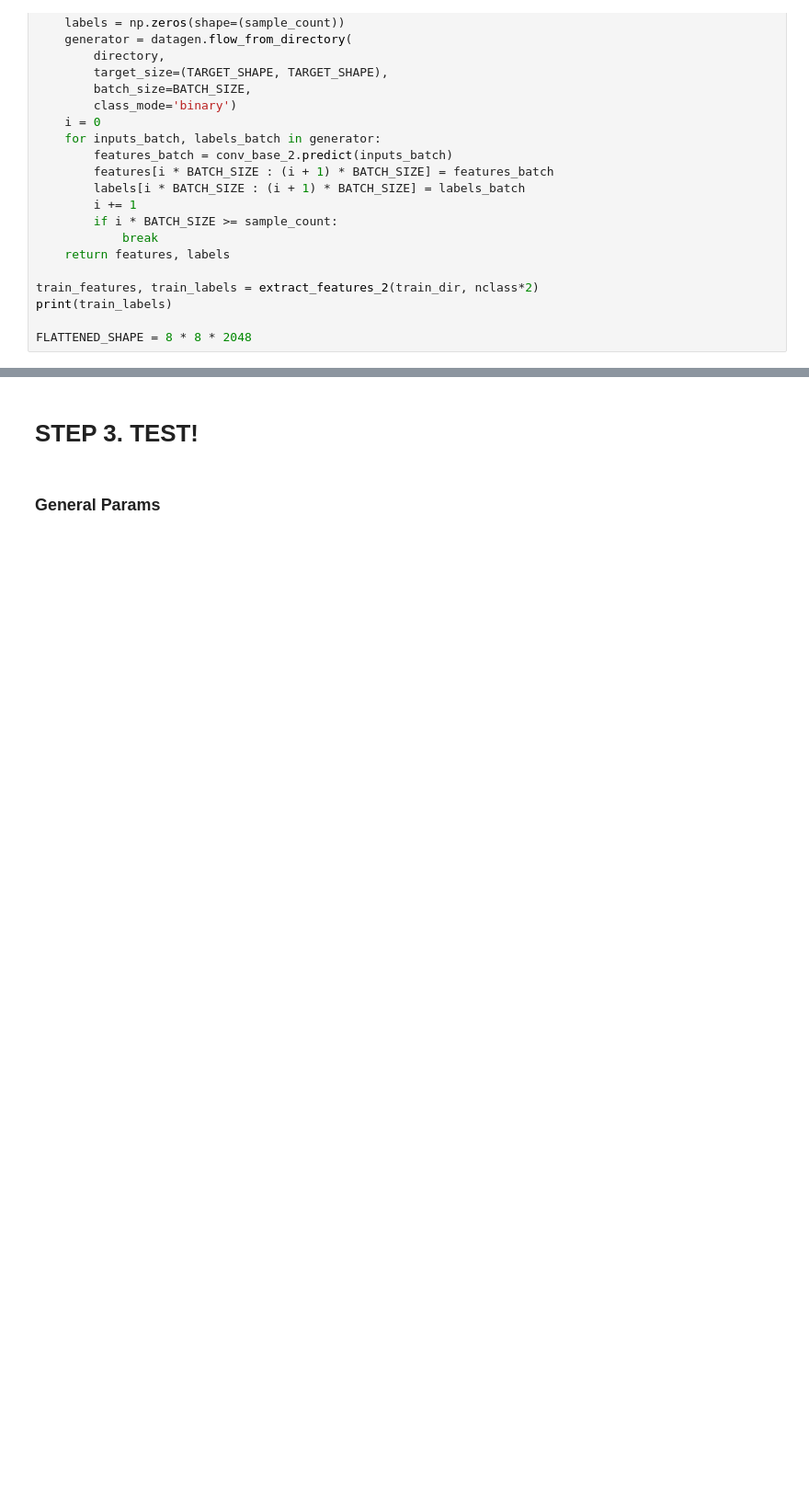
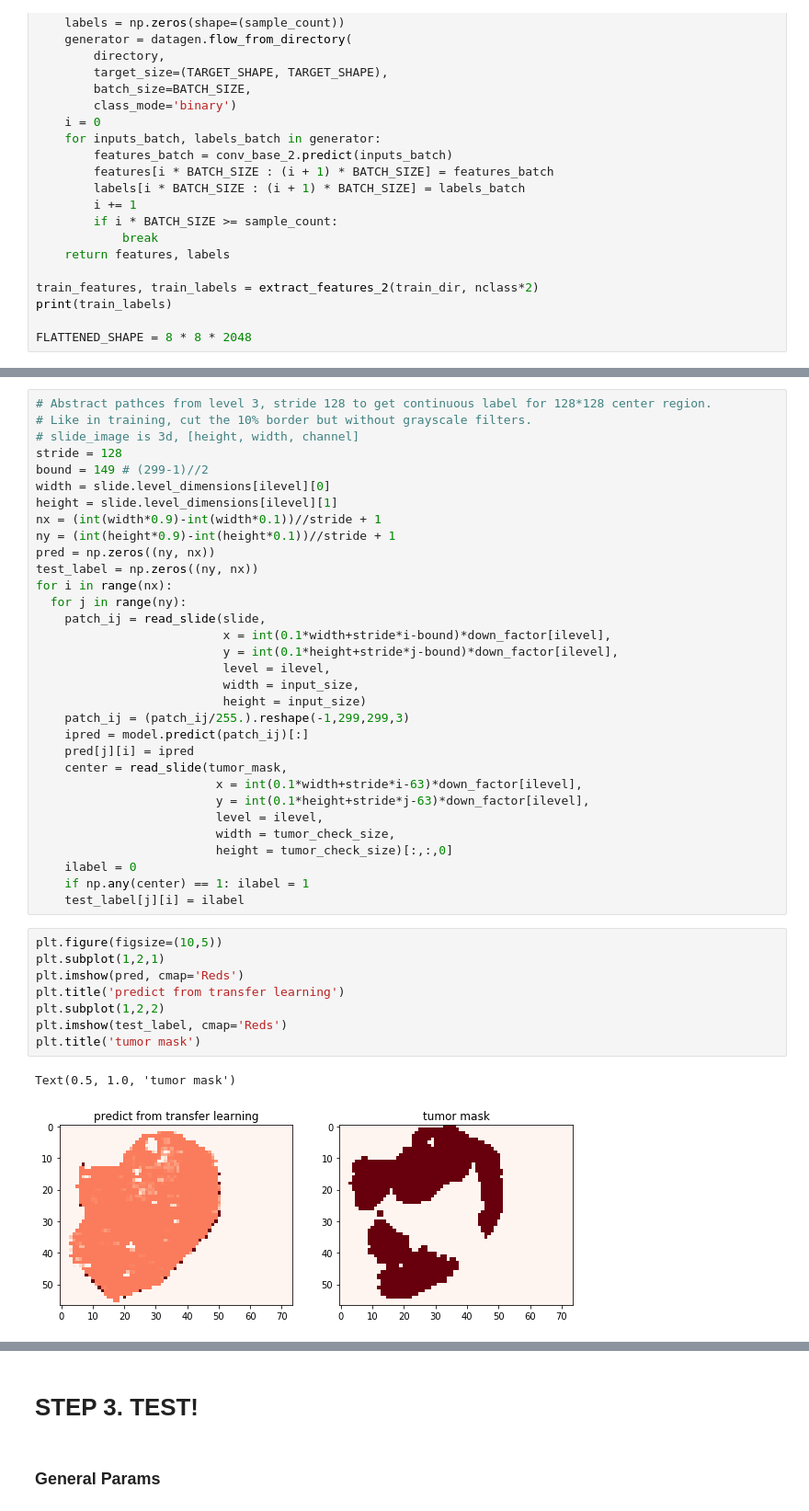
Before and after one commit to JingQian87/AppliedDL, a Jupyter notebook: project/Project_SingleScale.ipynb, the cells around one changed output, grey strips where cells are left out. Shown: that part at 92% size. Saved outputs shown, nothing was run; the diff lists cells and outputs as text; blank space fills up the shorter version.

```diff
--- a/project/Project_SingleScale.ipynb
+++ b/project/Project_SingleScale.ipynb
@@ -178,0 +248,43 @@ history2 = model2.fit(train_features, train_labels,
+# %%
+# Abstract pathces from level 3, stride 128 to get continuous label for 128*128 center region.
+# Like in training, cut the 10% border but without grayscale filters.
+# slide_image is 3d, [height, width, channel]
+stride = 128
+bound = 149 # (299-1)//2
+width = slide.level_dimensions[ilevel][0]
+height = slide.level_dimensions[ilevel][1]
+nx = (int(width*0.9)-int(width*0.1))//stride + 1
+ny = (int(height*0.9)-int(height*0.1))//stride + 1
+pred = np.zeros((ny, nx))
+test_label = np.zeros((ny, nx))
+for i in range(nx):
+  for j in range(ny):
+    patch_ij = read_slide(slide,
+                          x = int(0.1*width+stride*i-bound)*down_factor[ilevel],
+                          y = int(0.1*height+stride*j-bound)*down_factor[ilevel],
+                          level = ilevel,
+                          width = input_size,
+                          height = input_size)
+    patch_ij = (patch_ij/255.).reshape(-1,299,299,3)
+    ipred = model.predict(patch_ij)[:]
+    pred[j][i] = ipred
+    center = read_slide(tumor_mask,
+                         x = int(0.1*width+stride*i-63)*down_factor[ilevel],
+                         y = int(0.1*height+stride*j-63)*down_factor[ilevel],
+                         level = ilevel,
+                         width = tumor_check_size,
+                         height = tumor_check_size)[:,:,0]
+    ilabel = 0
+    if np.any(center) == 1: ilabel = 1
+    test_label[j][i] = ilabel
+# %%
+plt.figure(figsize=(10,5))
+plt.subplot(1,2,1)
+plt.imshow(pred, cmap='Reds')
+plt.title('predict from transfer learning')
+plt.subplot(1,2,2)
+plt.imshow(test_label, cmap='Reds')
+plt.title('tumor mask')
+# %% [output]
+Text(0.5, 1.0, 'tumor mask')
+[figure, added]
```
Also changed, not shown: parts of 37 cells of this notebook, 7 other files.
